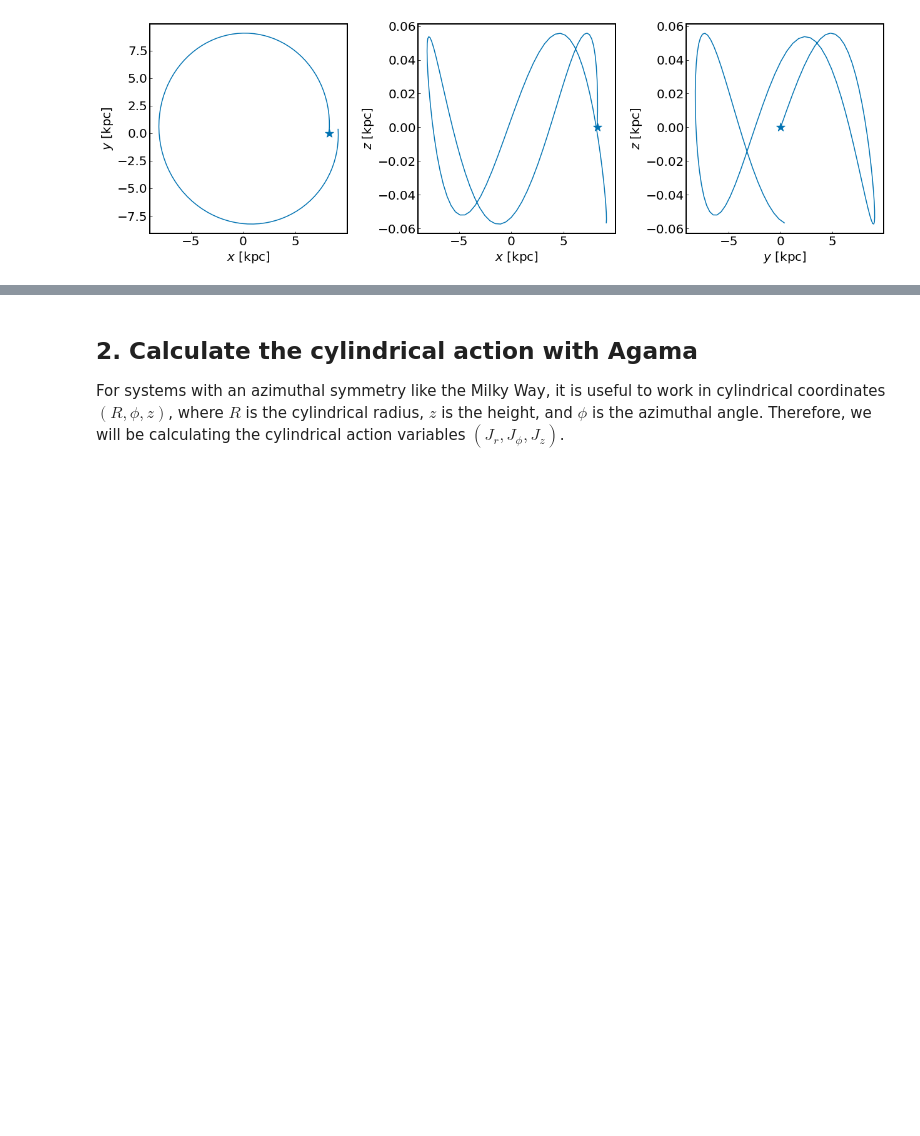
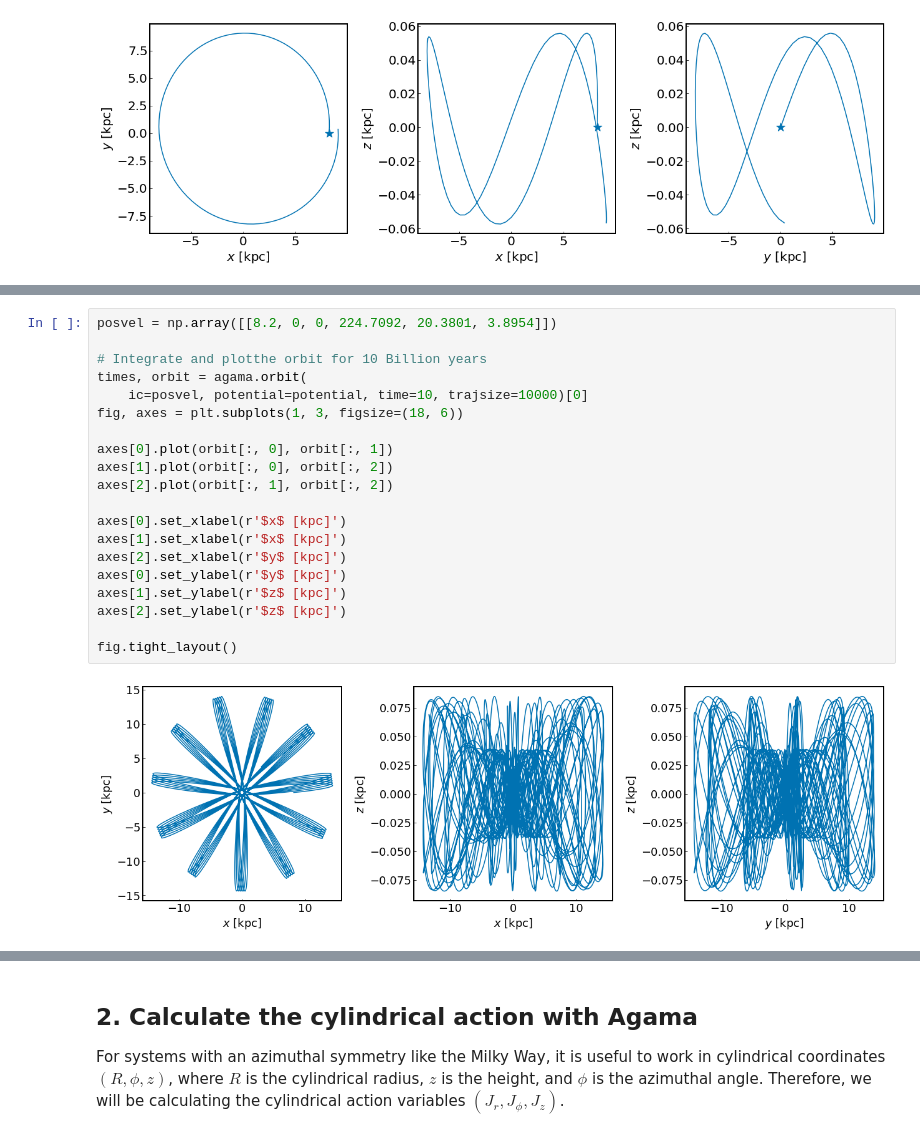
Before and after one commit to trivnguyen/gaia-dr3-agama-tutorial, a Jupyter notebook: action_angle_tutorial.ipynb, the cells around one changed output, grey strips where cells are left out. Saved outputs shown, nothing was run; the diff lists cells and outputs as text; blank space fills up the shorter version.

```diff
--- a/action_angle_tutorial.ipynb
+++ b/action_angle_tutorial.ipynb
@@ -267,0 +304,22 @@ fig.tight_layout()
+# %%
+posvel = np.array([[8.2, 0, 0, 224.7092, 20.3801, 3.8954]])
+
+# Integrate and plotthe orbit for 10 Billion years
+times, orbit = agama.orbit(
+    ic=posvel, potential=potential, time=10, trajsize=10000)[0]
+fig, axes = plt.subplots(1, 3, figsize=(18, 6))
+
+axes[0].plot(orbit[:, 0], orbit[:, 1])
+axes[1].plot(orbit[:, 0], orbit[:, 2])
+axes[2].plot(orbit[:, 1], orbit[:, 2])
+
+axes[0].set_xlabel(r'$x$ [kpc]')
+axes[1].set_xlabel(r'$x$ [kpc]')
+axes[2].set_xlabel(r'$y$ [kpc]')
+axes[0].set_ylabel(r'$y$ [kpc]')
+axes[1].set_ylabel(r'$z$ [kpc]')
+axes[2].set_ylabel(r'$z$ [kpc]')
+
+fig.tight_layout()
+# %% [output]
+[figure, added]
```
Also changed, not shown: parts of 12 cells of this notebook, 1 other file.
